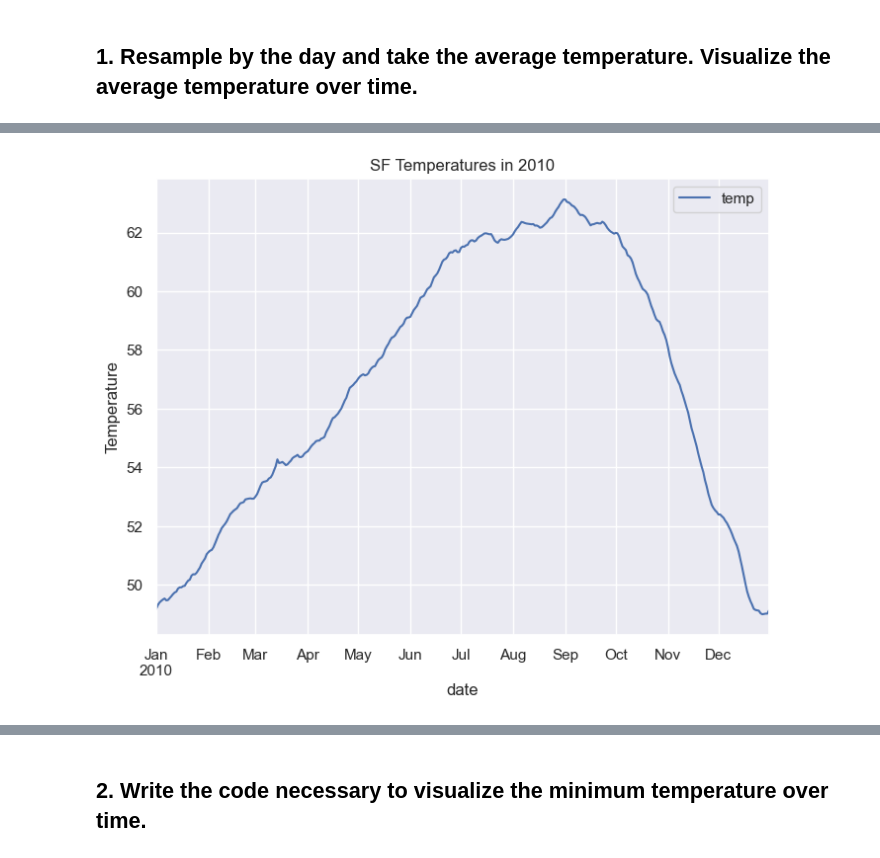
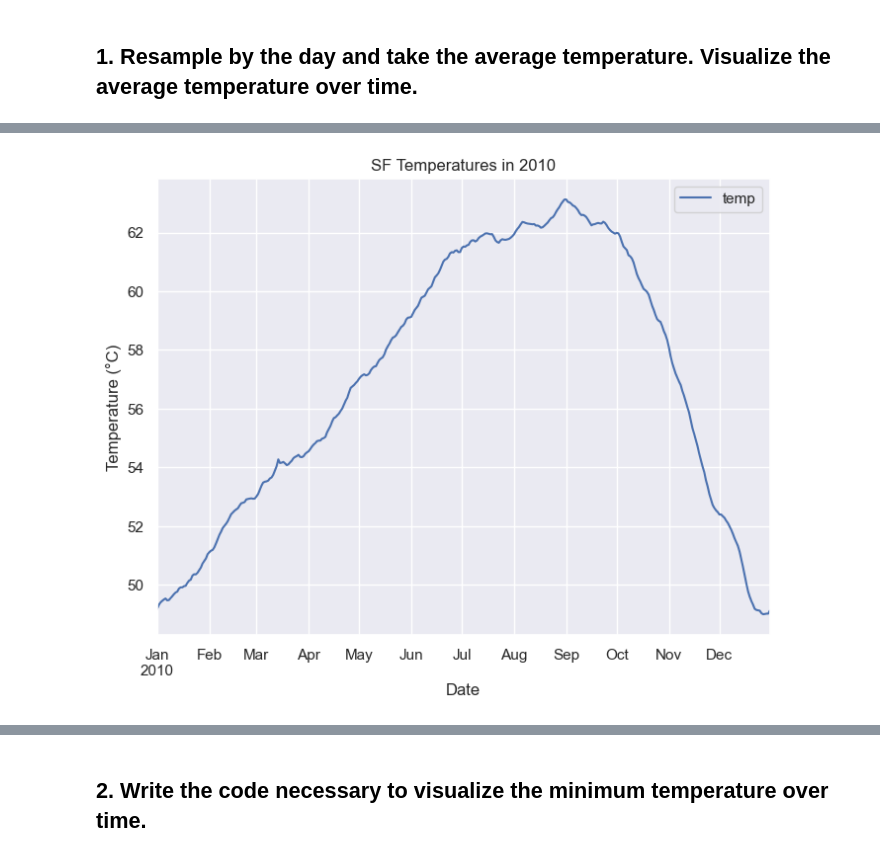
Before and after one commit to AswathyRadha100/time-series-exercises, a Jupyter notebook: dates_exercises.ipynb, the cells around one changed output, grey strips where cells are left out. Cells and saved outputs as stored; diff of their text form; code cells hidden in the pictures.

Commit message:
Dates Exercises

```diff
--- a/dates_exercises.ipynb
+++ b/dates_exercises.ipynb
@@ -84,7 +75,9 @@ sf_temps.resample('D').mean().head()
 # %%
+# Visualize the average temperature over time
 sf_temps.resample('D').mean().plot()
 plt.title('SF Temperatures in 2010')
-plt.ylabel('Temperature')
+plt.xlabel('Date')
+plt.ylabel('Temperature (°C)')
 plt.show()
 # %% [output]
-[figure, old version]
+[figure, new version]
```
Also changed, not shown: parts of 92 cells of this notebook.
